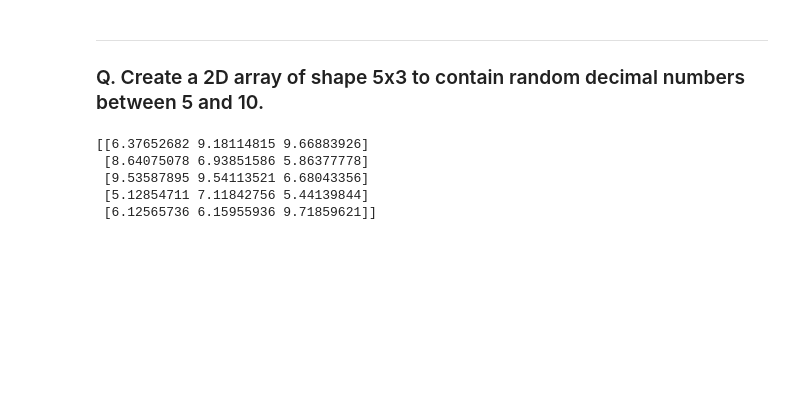
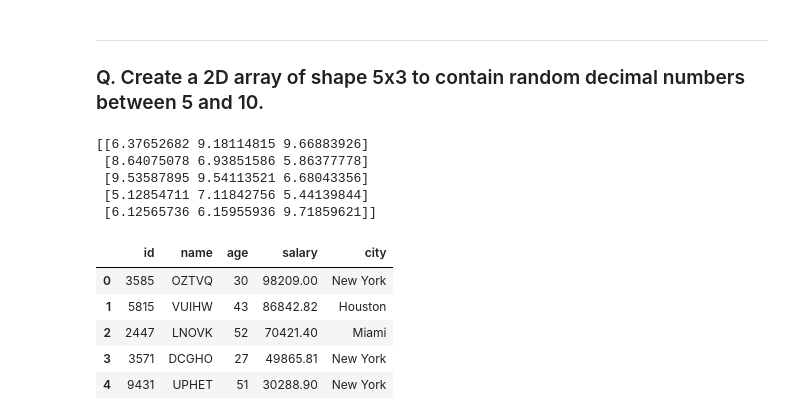
Before and after one commit to kawidev/Learning-Journey, a Jupyter notebook: numpy/exercises/02_numpy_101_exercises_for_data_analysis.ipynb, the cells around one changed output. Cells and saved outputs as stored; diff of their text form; code cells hidden in the pictures; blank space fills up the shorter version.

```diff
--- a/numpy/exercises/02_numpy_101_exercises_for_data_analysis.ipynb
+++ b/numpy/exercises/02_numpy_101_exercises_for_data_analysis.ipynb
@@ -254,3 +254,26 @@ print(arr)
  [9.53587895 9.54113521 6.68043356]
  [5.12854711 7.11842756 5.44139844]
  [6.12565736 6.15955936 9.71859621]]
+# %%
+
+import pandas as pd
+
+
+data ={
+    'id': [3585, 5815, 2447, 3571, 9431, 2314, 9817, 7522, 9701, 7326],
+    'name': ['OZTVQ', 'VUIHW', 'LNOVK', 'DCGHO', 'UPHET', 'GBMJC', 'MZAOB', 'NISPH', 'GAHPN', 'UBJFB'],
+    'age': [30, 43, 52, 27, 51, 22, 31, 44, 50, 36],
+    'salary': [98209.0, 86842.82, 70421.4, 49865.81, 30288.9, 96610.23, 36677.24, 74866.86, 70814.43, 85702.4],
+    'city': ['New York', 'Houston', 'Miami', 'New York', 'New York', 'New York', 'Houston', 'Miami', 'Houston', 'Miami']
+}
+
+df = pd.DataFrame(data)
+
+df.head()
+# %% [output]
+|  | id | name | age | salary | city |
+| 0 | 3585 | OZTVQ | 30 | 98209.00 | New York |
+| 1 | 5815 | VUIHW | 43 | 86842.82 | Houston |
+| 2 | 2447 | LNOVK | 52 | 70421.40 | Miami |
+| 3 | 3571 | DCGHO | 27 | 49865.81 | New York |
+| 4 | 9431 | UPHET | 51 | 30288.90 | New York |
```
Also changed, not shown: parts of 2 cells of this notebook, 7 other files.
